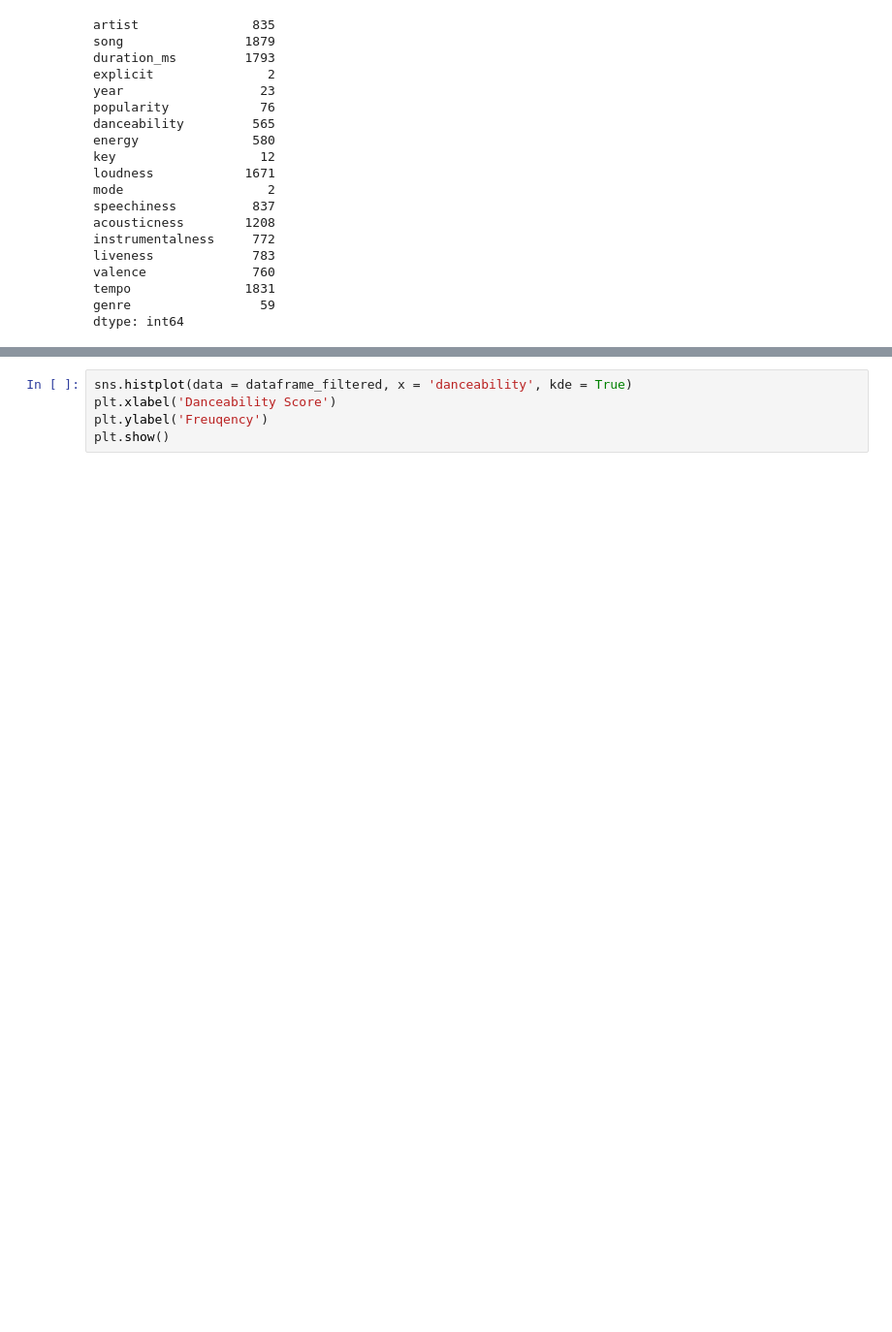
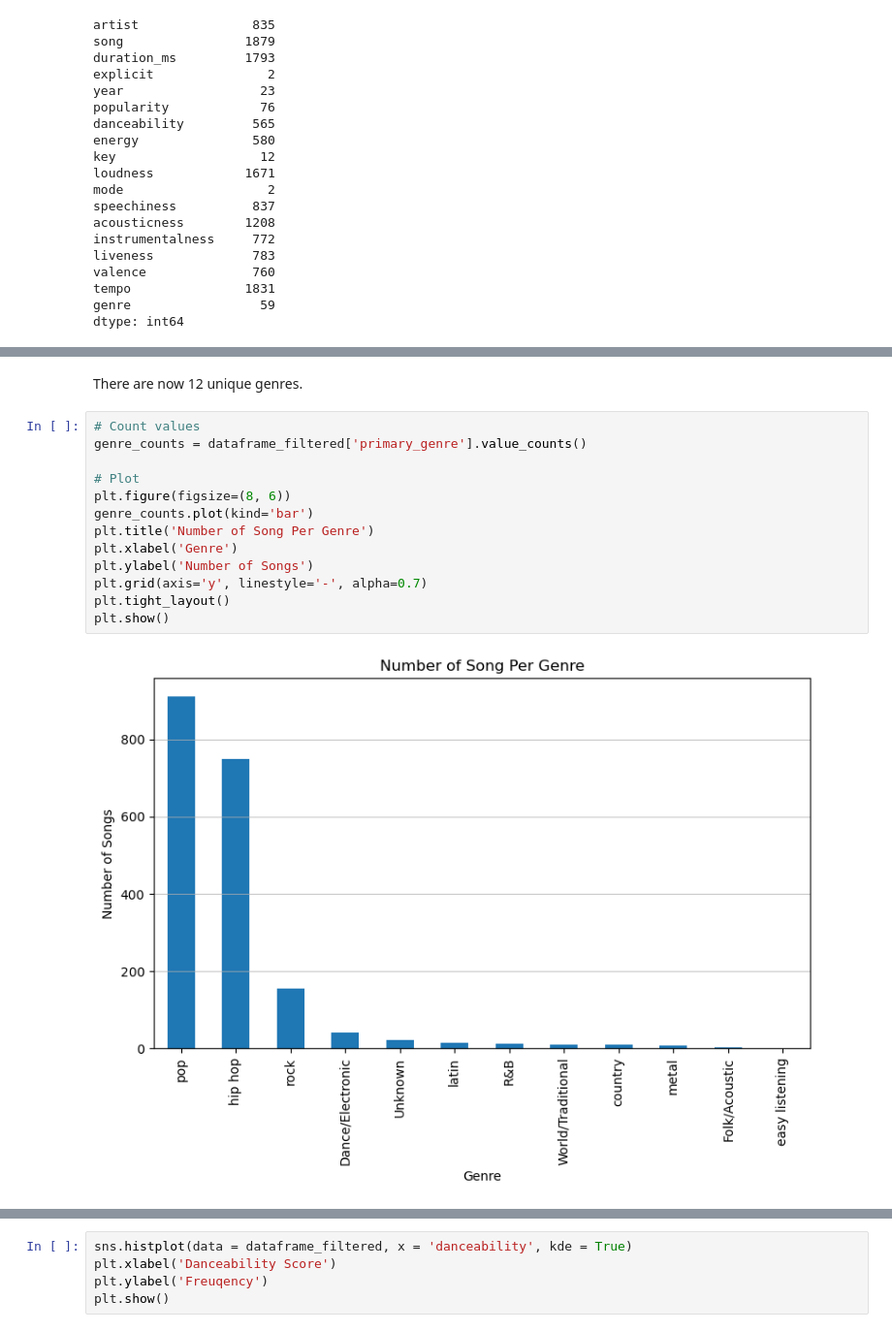
Before and after one commit to antoniasunseri/Spotify-Analysis, a Jupyter notebook: Spotify_Analysis_Sunseri_Kumarapeli.ipynb, the cells around one changed output, grey strips where cells are left out. Shown at 97% size. Cells and saved outputs as stored; diff of their text form; blank space fills up the shorter version.

```diff
--- a/Spotify_Analysis_Sunseri_Kumarapeli.ipynb
+++ b/Spotify_Analysis_Sunseri_Kumarapeli.ipynb
@@ -173,0 +253,17 @@ In left skewed data, the median > mean. In the statistics computed for 'populari
+# %% [markdown]
+There are now 12 unique genres.
+# %%
+# Count values
+genre_counts = dataframe_filtered['primary_genre'].value_counts()
+
+# Plot
+plt.figure(figsize=(8, 6))
+genre_counts.plot(kind='bar')
+plt.title('Number of Song Per Genre')
+plt.xlabel('Genre')
+plt.ylabel('Number of Songs')
+plt.grid(axis='y', linestyle='-', alpha=0.7)
+plt.tight_layout()
+plt.show()
+# %% [output]
+[figure, added]
```
Also changed, not shown: parts of 63 cells of this notebook.
